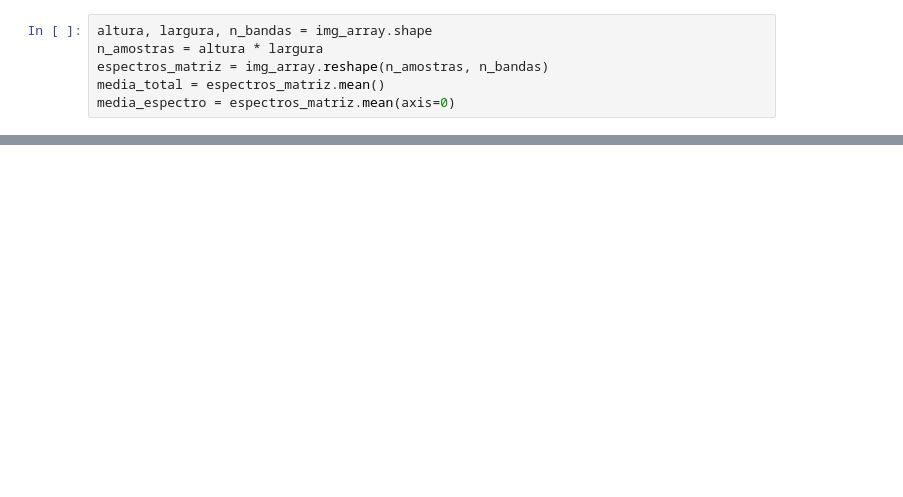
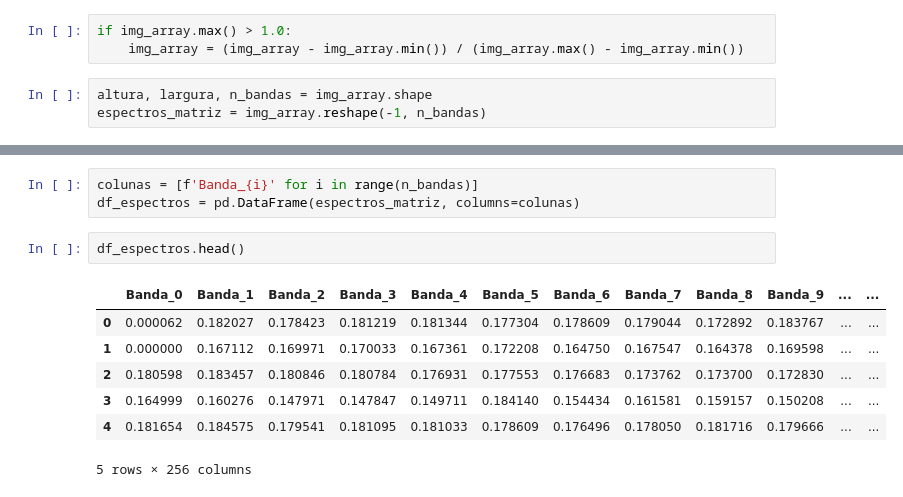
Before and after one commit to jeffersonfelex/hsi-swir-bacteria-xgboost, a Jupyter notebook: notebooks/utils/organizar_espectros.ipynb, the cells around one changed output, grey strips where cells are left out. Cells and saved outputs as stored; diff of their text form; blank space fills up the shorter version.

```diff
--- a/notebooks/utils/organizar_espectros.ipynb
+++ b/notebooks/utils/organizar_espectros.ipynb
@@ -21,6 +59,6 @@ img_array = np.array(img_array)
+# %%
+if img_array.max() > 1.0:
+    img_array = (img_array - img_array.min()) / (img_array.max() - img_array.min())
 # %%
 altura, largura, n_bandas = img_array.shape
-n_amostras = altura * largura
-espectros_matriz = img_array.reshape(n_amostras, n_bandas)
-media_total = espectros_matriz.mean()
-media_espectro = espectros_matriz.mean(axis=0)
+espectros_matriz = img_array.reshape(-1, n_bandas)
@@ -53,0 +65,13 @@ plt.show()
+# %%
+colunas = [f'Banda_{i}' for i in range(n_bandas)]
+df_espectros = pd.DataFrame(espectros_matriz, columns=colunas)
+# %%
+df_espectros.head()
+# %% [output]
+|  | Banda_0 | Banda_1 | Banda_2 | Banda_3 | Banda_4 | Banda_5 | Banda_6 | Banda_7 | Banda_8 | Banda_9 | ... | ... |
+| 0 | 0.000062 | 0.182027 | 0.178423 | 0.181219 | 0.181344 | 0.177304 | 0.178609 | 0.179044 | 0.172892 | 0.183767 | ... | ... |
+| 1 | 0.000000 | 0.167112 | 0.169971 | 0.170033 | 0.167361 | 0.172208 | 0.164750 | 0.167547 | 0.164378 | 0.169598 | ... | ... |
+| 2 | 0.180598 | 0.183457 | 0.180846 | 0.180784 | 0.176931 | 0.177553 | 0.176683 | 0.173762 | 0.173700 | 0.172830 | ... | ... |
+| 3 | 0.164999 | 0.160276 | 0.147971 | 0.147847 | 0.149711 | 0.184140 | 0.154434 | 0.161581 | 0.159157 | 0.150208 | ... | ... |
+| 4 | 0.181654 | 0.184575 | 0.179541 | 0.181095 | 0.181033 | 0.178609 | 0.176496 | 0.178050 | 0.181716 | 0.179666 | ... | ... |
+5 rows × 256 columns
```
Also changed, not shown: parts of 12 cells of this notebook, 20 other files.
